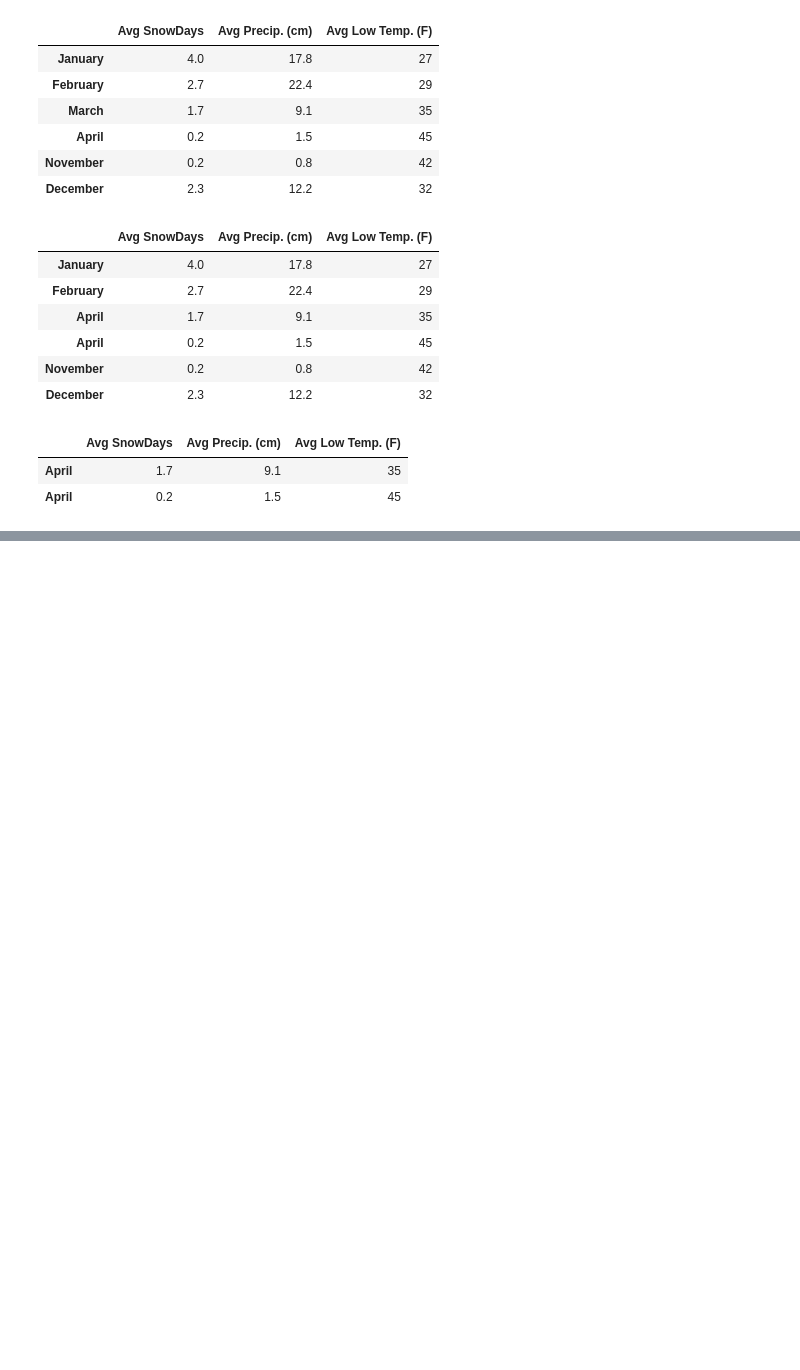
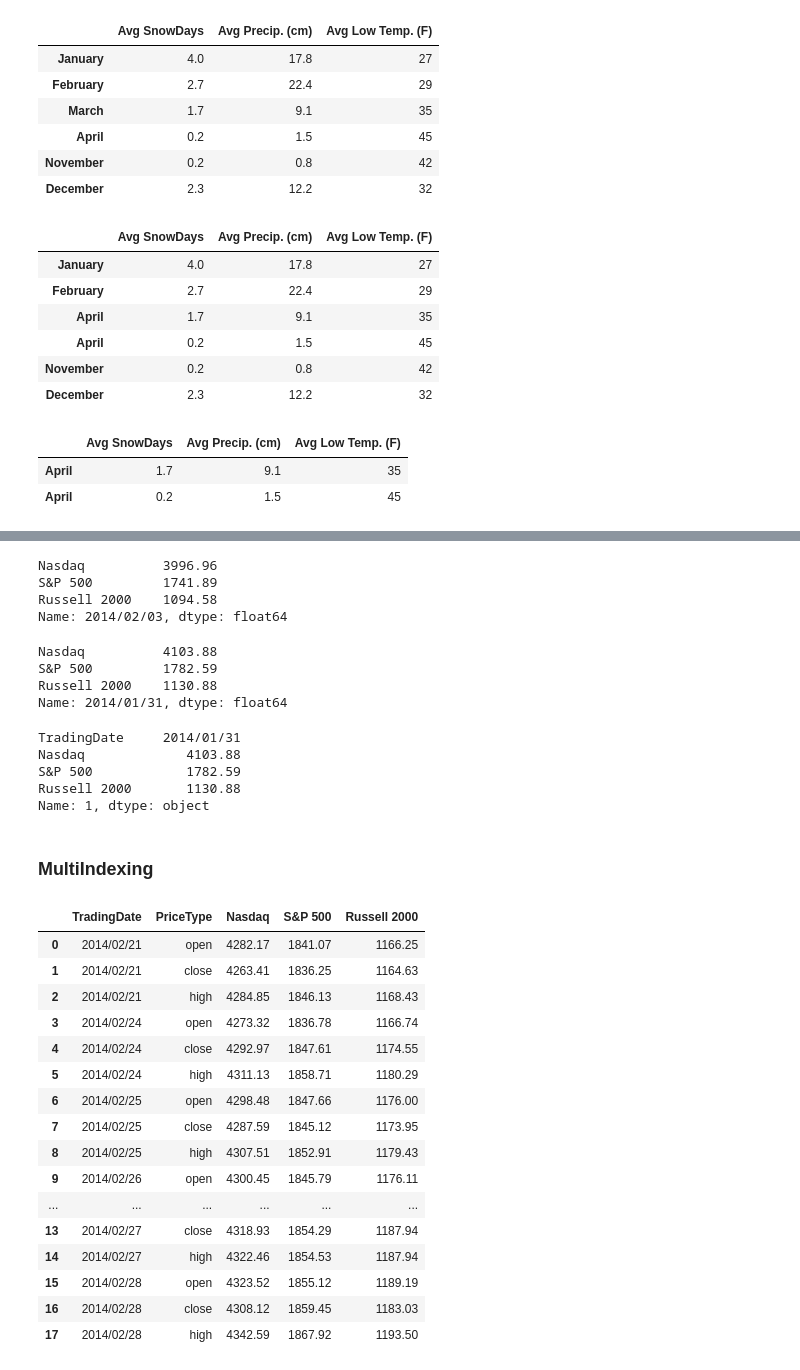
Before and after one commit to edyoda/data-science-ml-foundation-10, a Jupyter notebook: New-5 Pandas - Indexing & Selecting.ipynb, the cells around one changed output, grey strips where cells are left out. Saved outputs shown, nothing was run; the diff lists cells and outputs as text; code cells hidden in the pictures; blank space fills up the shorter version.

```diff
--- a/New-5 Pandas - Indexing & Selecting.ipynb
+++ b/New-5 Pandas - Indexing & Selecting.ipynb
@@ -248,0 +345,46 @@ SnowAvgs_index.loc['April']
+# %%
+stockIndexDF.ix['2014/02/03']
+# %% [output]
+Nasdaq          3996.96
+S&P 500         1741.89
+Russell 2000    1094.58
+Name: 2014/02/03, dtype: float64
+# %%
+stockIndexDF.ix[1]
+# %% [output]
+Nasdaq          4103.88
+S&P 500         1782.59
+Russell 2000    1130.88
+Name: 2014/01/31, dtype: float64
+# %%
+stockDF.ix[1]
+# %% [output]
+TradingDate     2014/01/31
+Nasdaq             4103.88
+S&P 500            1782.59
+Russell 2000       1130.88
+Name: 1, dtype: object
+# %% [markdown]
+### MultiIndexing
+# %%
+stock_data = pd.read_csv('MoreStock.csv')
+# %%
+stock_data
+# %% [output]
+|  | TradingDate | PriceType | Nasdaq | S&P 500 | Russell 2000 |
+| 0 | 2014/02/21 | open | 4282.17 | 1841.07 | 1166.25 |
+| 1 | 2014/02/21 | close | 4263.41 | 1836.25 | 1164.63 |
+| 2 | 2014/02/21 | high | 4284.85 | 1846.13 | 1168.43 |
+| 3 | 2014/02/24 | open | 4273.32 | 1836.78 | 1166.74 |
+| 4 | 2014/02/24 | close | 4292.97 | 1847.61 | 1174.55 |
+| 5 | 2014/02/24 | high | 4311.13 | 1858.71 | 1180.29 |
+| 6 | 2014/02/25 | open | 4298.48 | 1847.66 | 1176.00 |
+| 7 | 2014/02/25 | close | 4287.59 | 1845.12 | 1173.95 |
+| 8 | 2014/02/25 | high | 4307.51 | 1852.91 | 1179.43 |
+| 9 | 2014/02/26 | open | 4300.45 | 1845.79 | 1176.11 |
+| ... | ... | ... | ... | ... | ... |
+| 13 | 2014/02/27 | close | 4318.93 | 1854.29 | 1187.94 |
+| 14 | 2014/02/27 | high | 4322.46 | 1854.53 | 1187.94 |
+| 15 | 2014/02/28 | open | 4323.52 | 1855.12 | 1189.19 |
+| 16 | 2014/02/28 | close | 4308.12 | 1859.45 | 1183.03 |
+| 17 | 2014/02/28 | high | 4342.59 | 1867.92 | 1193.50 |
```
Also changed, not shown: parts of 21 cells of this notebook.
